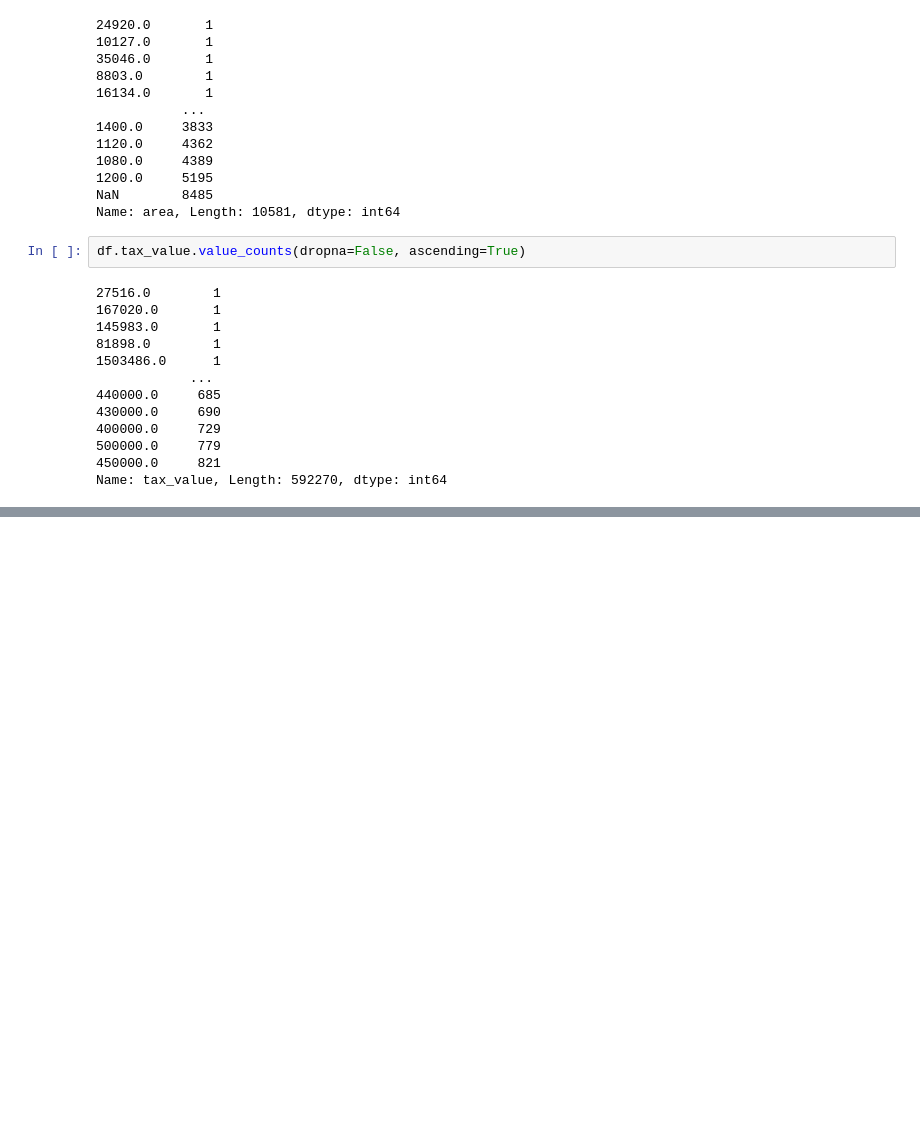
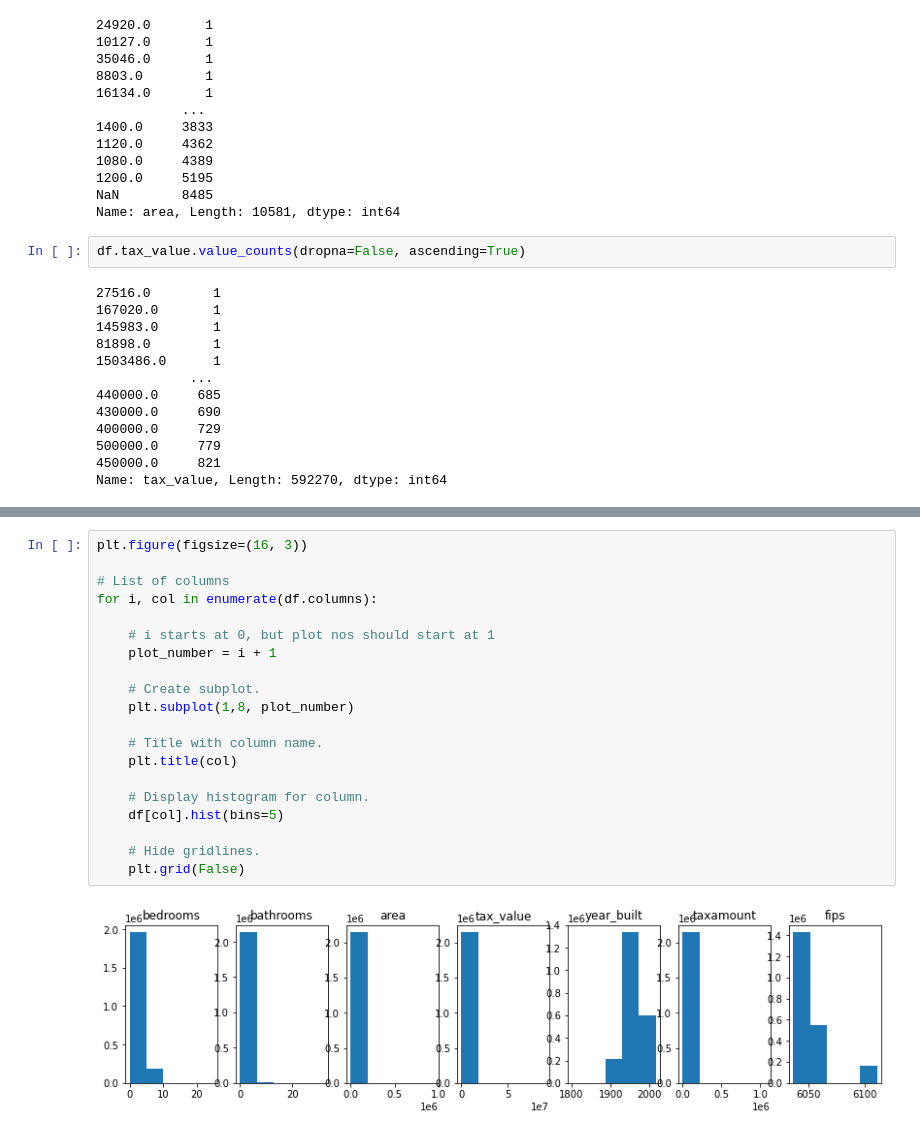
Before and after one commit to raycerna/regression-exercises, a Jupyter notebook: wrangle.ipynb, the cells around one changed output, grey strips where cells are left out. Saved outputs shown, nothing was run; the diff lists cells and outputs as text; blank space fills up the shorter version.

```diff
--- a/wrangle.ipynb
+++ b/wrangle.ipynb
@@ -224,0 +268,22 @@ plt.show()
+# %%
+plt.figure(figsize=(16, 3))
+
+# List of columns
+for i, col in enumerate(df.columns):
+
+    # i starts at 0, but plot nos should start at 1
+    plot_number = i + 1
+
+    # Create subplot.
+    plt.subplot(1,8, plot_number)
+
+    # Title with column name.
+    plt.title(col)
+
+    # Display histogram for column.
+    df[col].hist(bins=5)
+
+    # Hide gridlines.
+    plt.grid(False)
+# %% [output]
+[figure, added]
```
Also changed, not shown: parts of 16 cells of this notebook.
